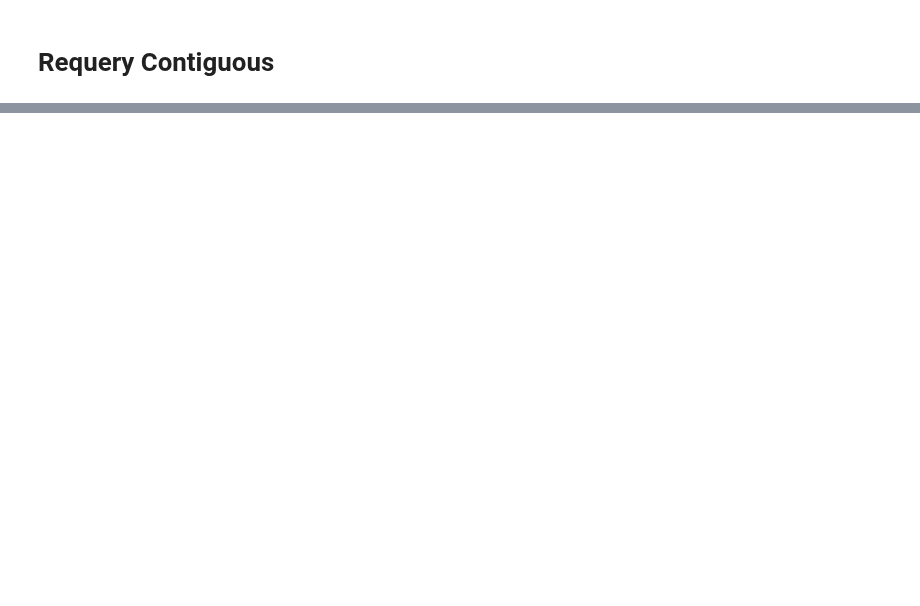
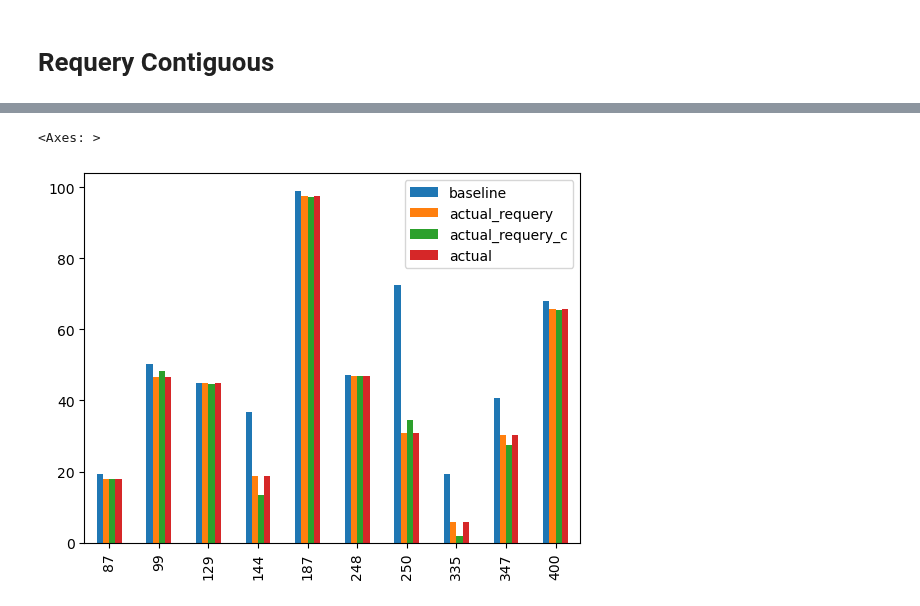
Before and after one commit to WattTime/watttime-python-client, a Jupyter notebook: watttime_optimizer/notebooks/synthetic_data.ipynb, the cells around one changed output, grey strips where cells are left out. Saved outputs shown, nothing was run; the diff lists cells and outputs as text; code cells hidden in the pictures; blank space fills up the shorter version.

```diff
--- a/watttime_optimizer/notebooks/synthetic_data.ipynb
+++ b/watttime_optimizer/notebooks/synthetic_data.ipynb
@@ -299,3 +272,8 @@ tz converting...
+# %%
+results_loop_requery = pd.DataFrame.from_dict(
+    results_requery,
+    orient="index"
+    )
 # %% [markdown]
 # Requery Contiguous
 # %%
@@ -328,5 +300,5 @@ sleep protocol activated...
 # %%
-results_loop_c = pd.DataFrame.from_dict(
+results_loop_requery_c = pd.DataFrame.from_dict(
     results_requery_c,
     orient="index"
     )
@@ -346,0 +316,7 @@ results_loop_c
+# %%
+results_all = results_loop_requery[["baseline","actual"]].merge(results_loop_requery_c["actual"], suffixes = ['_requery','_requery_c'], left_index=True, right_index=True).merge(results_loop["actual"], left_index=True, right_index=True)
+# %%
+results_all.sort_index().plot(kind="bar")
+# %% [output]
+<Axes: >
+[figure, added]
```
Also changed, not shown: parts of 29 cells of this notebook, 1 other file.
